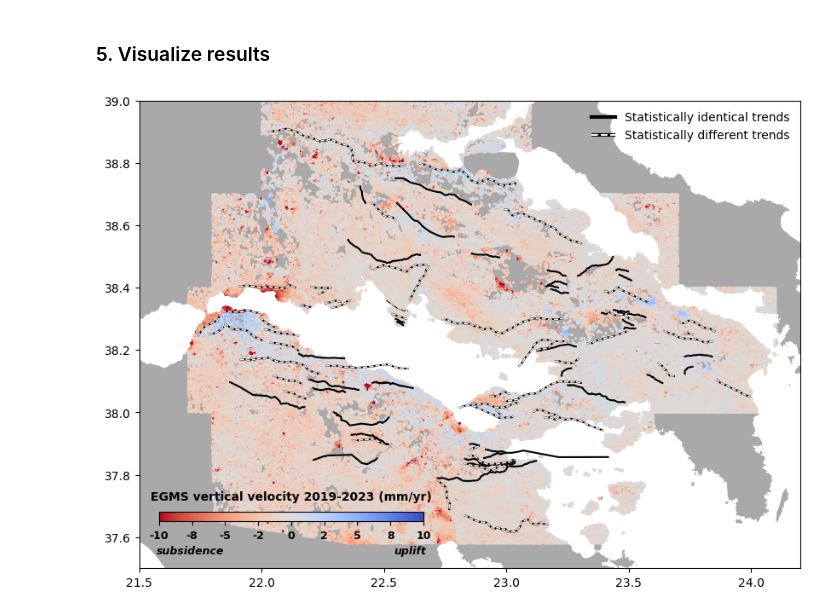
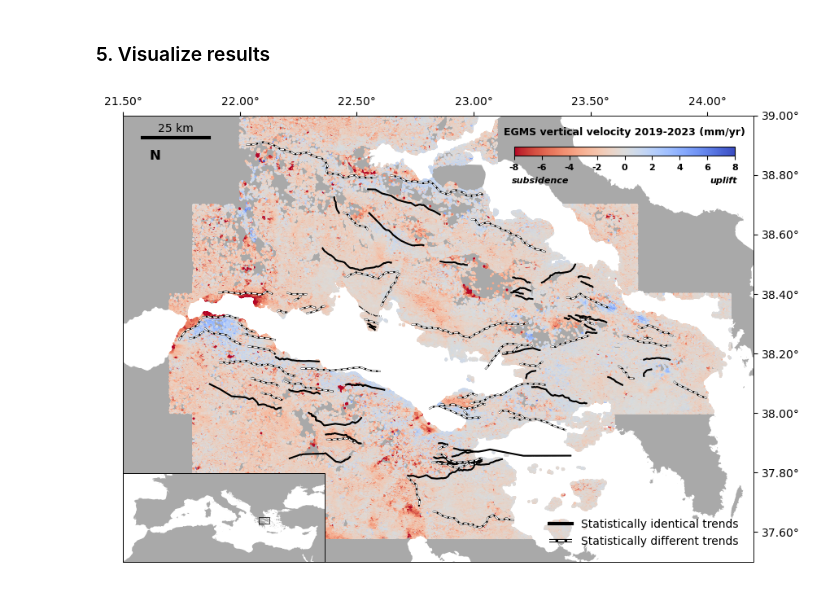
Before and after one commit to gems-val22/egms-fault-motion, a Jupyter notebook: demo.ipynb, the cells around one changed output. Saved outputs shown, nothing was run; the diff lists cells and outputs as text; code cells hidden in the pictures.

Commit message:
figure formatting

```diff
--- a/demo.ipynb
+++ b/demo.ipynb
@@ -31,6 +34,7 @@ DEFAULT CRS: EPSG:4326
 # %%
 greece = dl.load_world_data()
 greece = greece[greece.gridcode==0]
+world = dl.load_world_data(path = 'data/world/ne_10m_land.shp')
 # %% [markdown]
 ### 2. Load EGMS data (run only once)
 
@@ -261,52 +268,97 @@ egms_combined.drop_duplicates(subset=['longitude', 'latitude'], inplace=True)
 # Create figure - will take a ca. 25s to run
 
 fig, ax = plt.subplots(figsize=(10, 10))
-greece.plot(ax=ax, color='darkgrey')
-sm_faults_gdf.plot(ax=ax, color='k', linewidth=0.7, linestyle='-.', label='Faults', zorder=2)
+greece.plot(ax=ax, color='darkgrey', zorder = 2)
+sm_faults_gdf.plot(ax=ax, color='k', linewidth=0.7, linestyle='-.', label='Faults', zorder=4)
 
-ax.set_xlim([21.5, 24.2])
-ax.set_ylim([37.5, 39])
+xlims = [21.5, 24.2]
+ylims = [37.5, 39]
+
+context_xlims = [-12, 38]
+context_ylims = [28, 50]
+
+ax.set_xlim(xlims)
+ax.set_ylim(ylims)
 ax.set_aspect('equal')
 
 # Plot faults with significant p-values in black and dashed white lines, and others in black solid lines
 for f in faults:
     fault_line = sm_faults_gdf[sm_faults_gdf['Name'] == f]
     if p_values[faults.index(f)] < 0.05:
-        fault_line.plot(ax=ax, color='k', linestyle='-', linewidth=1.5, zorder=3)
-        fault_line.plot(ax=ax, color='white', linestyle='--', linewidth=1, zorder=4)
+        fault_line.plot(ax=ax, color='k', linestyle='-', linewidth=1.5, zorder=5)
+        fault_line.plot(ax=ax, color='white', linestyle='--', linewidth=1, zorder=6)
     else:
-        fault_line.plot(ax=ax, color='k', linestyle='-', linewidth=1.5, zorder=3)
+        fault_line.plot(ax=ax, color='k', linestyle='-', linewidth=1.5, zorder=5)
 
 # Plot EGMS data as a scatter plot with color representing mean velocity
 cmap = 'coolwarm_r'
-norm = plt.Normalize(vmin=-10, vmax=10)
+norm = plt.Normalize(vmin=-8, vmax=8)
 sm = plt.cm.ScalarMappable(cmap=cmap, norm=norm)
 
 ax.scatter(egms_combined['longitude'], egms_combined['latitude'], c=egms_combined['mean_velocity'], s=1, \
-    cmap = cmap, norm=norm, label='EGMS 2019-2023', zorder=1)
+    cmap = cmap, norm=norm, label='EGMS 2019-2023', zorder = 3)
 
 # Add custom legend for locked and unlocked faults
 significant_handle = Line2D([], [], color="black", linestyle="-", linewidth=3)
 black_white_handle = Line2D([], [], color="white", linestyle="--", linewidth=1.5) # this is just a placeholder;
                                                                                   # the actual dashed line will be drawn by the custom handler
 ax.legend(
     handles=[significant_handle, black_white_handle],
     labels=["Statistically identical trends", "Statistically different trends"],
     handler_map={black_white_handle: HandlerBlackWhiteDashed()},
-    loc="best", facecolor = 'none', frameon = False
+    loc='lower left', facecolor = 'none', frameon = False,
+    bbox_to_anchor=(0.66, 0.01)
 )
 
 # Add colorbar for the EGMS scatter plot
-cax = ax.inset_axes([0.03, 0.1, 0.4, 0.02])  # [left, bottom, width, height]
+cax = ax.inset_axes([0.62, 0.91, 0.35, 0.02])  # [left, bottom, width, height]
 cbar = plt.colorbar(sm, cax=cax, orientation='horizontal')
-ticks = np.linspace(-10, 10, 9)
+ticks = np.linspace(-8, 8, 9)
 cbar.set_ticks(ticks)
-cbar.set_ticklabels([f'{tick:.0f}' for tick in ticks], fontsize=9, fontweight='bold')
-cbar.set_label('EGMS vertical velocity 2019-2023 (mm/yr)', rotation=0, labelpad=10, fontsize=10, fontweight='bold')
+cbar.set_ticklabels([f'{tick:.0f}' for tick in ticks], fontsize=8, fontweight='bold')
+cbar.set_label('EGMS vertical velocity 2019-2023 (mm/yr)', rotation=0, labelpad=10, fontsize=9, fontweight='bold')
 cbar.ax.xaxis.set_label_position('top')
-cax.text(-0.01, -3.7, 'subsidence', transform=cax.transAxes, fontsize=9, fontstyle="italic", fontweight='bold', va="bottom", ha="left")
-cax.text(1.01, -3.7, 'uplift', transform=cax.transAxes, fontsize=9, fontstyle="italic", fontweight='bold', va="bottom", ha="right")
+cax.text(-0.01, -3.3, 'subsidence', transform=cax.transAxes, fontsize=8, fontstyle="italic", fontweight='bold', va="bottom", ha="left")
+cax.text(1.01, -3.3, 'uplift', transform=cax.transAxes, fontsize=8, fontstyle="italic", fontweight='bold', va="bottom", ha="right")
 
-plt.savefig('figures/faults_egms_plot.png', dpi=300, bbox_inches='tight', transparent=True)
+pl.add_scalebar_lonlat(ax, length_km=25, fontsize=10, bold=False, location=(0.03, 0.95), label_y_offset=0.01)
+pl.add_north_arrow(ax, location=(0.05, 0.9), size=0.08)
+
+ax.xaxis.set_major_formatter(StrMethodFormatter('{x:.2f}°'));
+ax.yaxis.set_major_formatter(StrMethodFormatter('{x:.2f}°'));
+ax.tick_params(axis='y', which='both', left=False, labelleft=False, right=True, labelright=True)
+ax.tick_params(axis='x', which='both', bottom=False, labelbottom=False, top=True, labeltop=True)
+
+# Main figure and map axes: transparent
+fig.patch.set_facecolor((1, 1, 1, 0))
+ax.patch.set_facecolor((1, 1, 1, 0))
+ax.patch.set_alpha(1)
+
+# Context plot
+ax1 = ax.inset_axes([0, 0, 0.32, 0.2])  # [left, bottom, width, height]
+ax1.set_aspect('equal')
+ax1.set_xticks([])
+ax1.set_yticks([])
+
+ax1.set_facecolor("white")
+ax1.patch.set_alpha(1)
+
+world.plot(ax=ax1, color='darkgrey', zorder = 8)
+ax1.set_xlim(context_xlims)
+ax1.set_ylim(context_ylims)
+ax1.plot([xlims[0], xlims[1], xlims[1], xlims[0], xlims[0]], [ylims[0], ylims[0], ylims[1], ylims[1], ylims[0]], \
+         color='k', linewidth=0.5, zorder=9)
+
+# Fix outline partly covered by polygons
+for spine in ax.spines.values():
+    spine.set_visible(False)
+ax.add_patch(Rectangle((0, 0), 1, 1, transform=ax.transAxes, facecolor="none", edgecolor="black", linewidth=0.7, zorder=10, clip_on=False))
+
+for spine in ax1.spines.values():
+    spine.set_visible(False)
+ax1.add_patch(Rectangle((0, 0), 1, 1, transform=ax1.transAxes, facecolor="none", edgecolor="black", linewidth=0.7, zorder=10, clip_on=False))
+
+# Save figure (without transparent=True; transparency is already set selectively)
+fig.savefig("figures/faults_egms_plot.png", dpi=300, bbox_inches="tight", facecolor=fig.get_facecolor(),  edgecolor="k")
 # %% [output]
-[figure, old version]
+[figure, new version]
```
Also changed, not shown: parts of 3 cells of this notebook, 1 other file.
